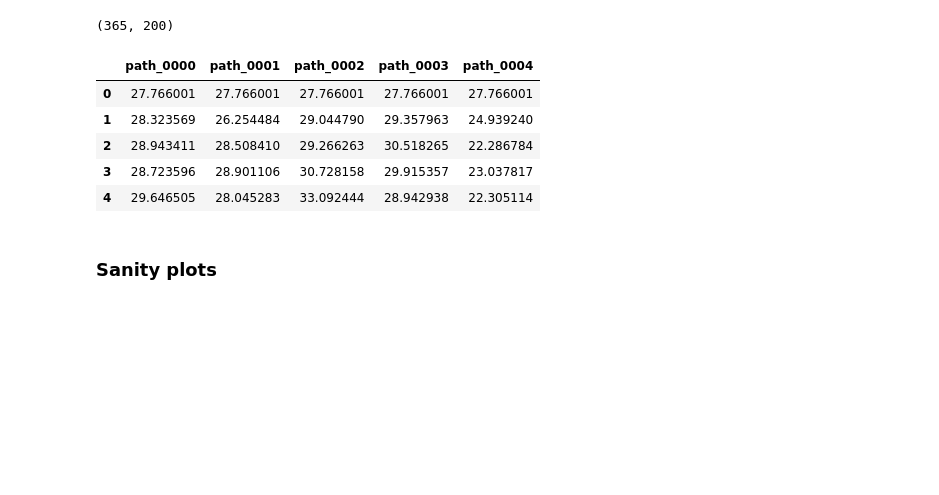
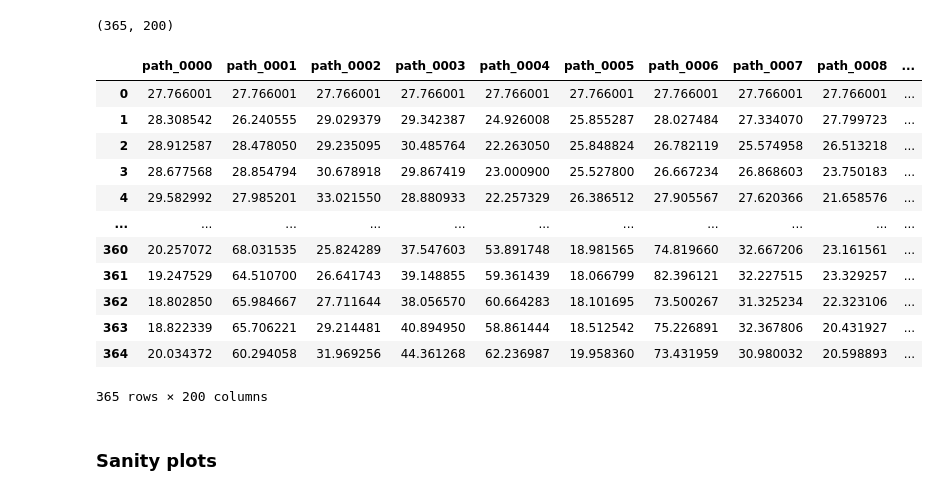
Before and after one commit to dappyewu/Public-portfolio, a Jupyter notebook: Public-portfolio/Energy/gas_storage_valuation/notebooks/02_monte_carlo_paths.ipynb, the cells around one changed output. Cells and saved outputs as stored; diff of their text form; code cells hidden in the pictures; blank space fills up the shorter version.

```diff
--- a/Public-portfolio/Energy/gas_storage_valuation/notebooks/02_monte_carlo_paths.ipynb
+++ b/Public-portfolio/Energy/gas_storage_valuation/notebooks/02_monte_carlo_paths.ipynb
@@ -33,7 +33,7 @@ from src.price_models import fit_ou_params, build_seasonal_theta, simulate_ou_pa
 spot = pd.read_csv(DATA_RAW / 'spot_history_ttf_like.csv', parse_dates=['date']).sort_values('date')
 #spot["date"] = pd.to_datetime(spot["date"])
 dates = pd.DatetimeIndex(spot["date"])
-theta = build_seasonal_theta(dates)
+theta = build_seasonal_theta(dates, spot_history=spot, price_col="spot_eur_mwh")
 
 logp = np.log(spot["spot_eur_mwh"]).dropna()
 params = fit_ou_params(logp)
@@ -54,14 +54,21 @@ paths.shape
 # %% [output]
 (365, 200)
 # %%
-paths.iloc[:5, :5]
+paths
 # %% [output]
-|  | path_0000 | path_0001 | path_0002 | path_0003 | path_0004 |
-| 0 | 27.766001 | 27.766001 | 27.766001 | 27.766001 | 27.766001 |
-| 1 | 28.323569 | 26.254484 | 29.044790 | 29.357963 | 24.939240 |
-| 2 | 28.943411 | 28.508410 | 29.266263 | 30.518265 | 22.286784 |
-| 3 | 28.723596 | 28.901106 | 30.728158 | 29.915357 | 23.037817 |
-| 4 | 29.646505 | 28.045283 | 33.092444 | 28.942938 | 22.305114 |
+|  | path_0000 | path_0001 | path_0002 | path_0003 | path_0004 | path_0005 | path_0006 | path_0007 | path_0008 | ... |
+| 0 | 27.766001 | 27.766001 | 27.766001 | 27.766001 | 27.766001 | 27.766001 | 27.766001 | 27.766001 | 27.766001 | ... |
+| 1 | 28.308542 | 26.240555 | 29.029379 | 29.342387 | 24.926008 | 25.855287 | 28.027484 | 27.334070 | 27.799723 | ... |
+| 2 | 28.912587 | 28.478050 | 29.235095 | 30.485764 | 22.263050 | 25.848824 | 26.782119 | 25.574958 | 26.513218 | ... |
+| 3 | 28.677568 | 28.854794 | 30.678918 | 29.867419 | 23.000900 | 25.527800 | 26.667234 | 26.868603 | 23.750183 | ... |
+| 4 | 29.582992 | 27.985201 | 33.021550 | 28.880933 | 22.257329 | 26.386512 | 27.905567 | 27.620366 | 21.658576 | ... |
+| ... | ... | ... | ... | ... | ... | ... | ... | ... | ... | ... |
+| 360 | 20.257072 | 68.031535 | 25.824289 | 37.547603 | 53.891748 | 18.981565 | 74.819660 | 32.667206 | 23.161561 | ... |
+| 361 | 19.247529 | 64.510700 | 26.641743 | 39.148855 | 59.361439 | 18.066799 | 82.396121 | 32.227515 | 23.329257 | ... |
+| 362 | 18.802850 | 65.984667 | 27.711644 | 38.056570 | 60.664283 | 18.101695 | 73.500267 | 31.325234 | 22.323106 | ... |
+| 363 | 18.822339 | 65.706221 | 29.214481 | 40.894950 | 58.861444 | 18.512542 | 75.226891 | 32.367806 | 20.431927 | ... |
+| 364 | 20.034372 | 60.294058 | 31.969256 | 44.361268 | 62.236987 | 19.958360 | 73.431959 | 30.980032 | 20.598893 | ... |
+365 rows × 200 columns
 # %% [markdown]
 ### Sanity plots
 # %%
```
Also changed, not shown: parts of 1 cell of this notebook, 14 other files.
